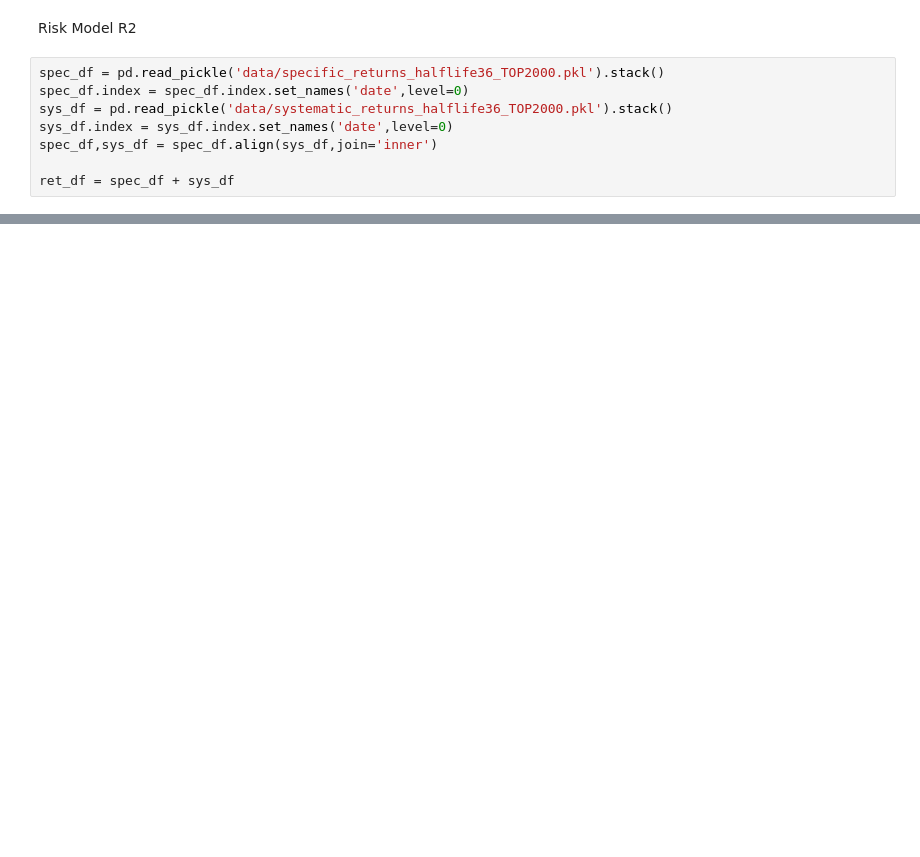
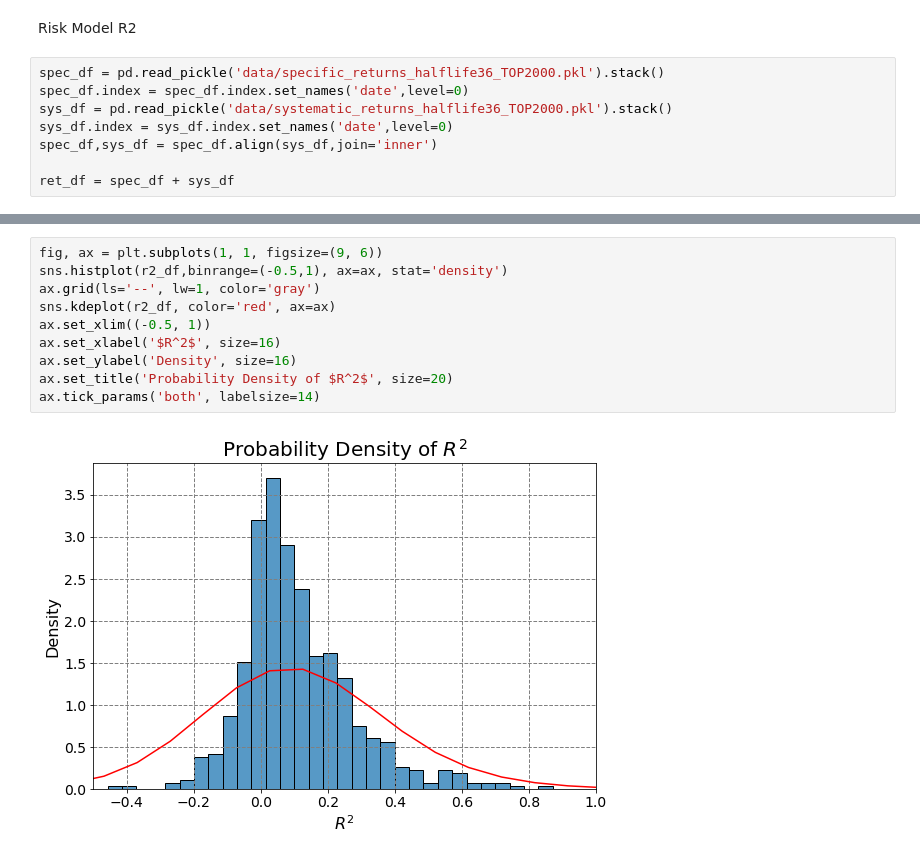
Before and after one commit to LakshaySapra/BettingAgainstBeta, a Jupyter notebook: CovarianceMatrix.ipynb, the cells around one changed output, grey strips where cells are left out. Saved outputs shown, nothing was run; the diff lists cells and outputs as text; blank space fills up the shorter version.

```diff
--- a/CovarianceMatrix.ipynb
+++ b/CovarianceMatrix.ipynb
@@ -80,0 +92,12 @@ print("T-test:", ttest_1samp(r2_df,0,alternative='greater'))
+# %%
+fig, ax = plt.subplots(1, 1, figsize=(9, 6))
+sns.histplot(r2_df,binrange=(-0.5,1), ax=ax, stat='density')
+ax.grid(ls='--', lw=1, color='gray')
+sns.kdeplot(r2_df, color='red', ax=ax)
+ax.set_xlim((-0.5, 1))
+ax.set_xlabel('$R^2$', size=16)
+ax.set_ylabel('Density', size=16)
+ax.set_title('Probability Density of $R^2$', size=20)
+ax.tick_params('both', labelsize=14)
+# %% [output]
+[figure, added]
```
Also changed, not shown: parts of 4 cells of this notebook, 9 other files.
